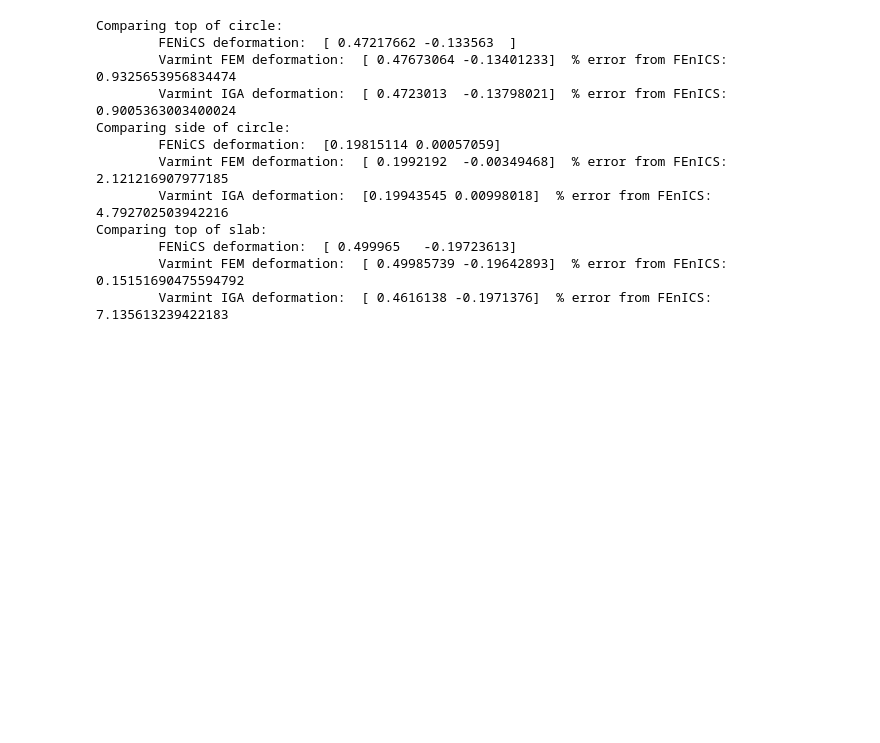
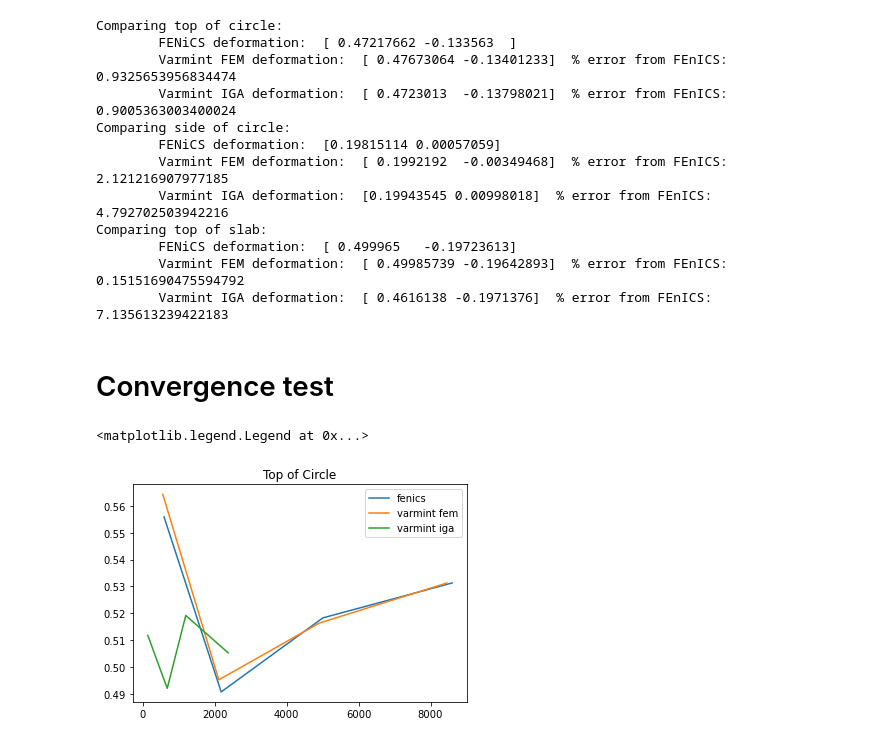
Before and after one commit to PrincetonLIPS/Varmint, a Jupyter notebook: slab_with_hole/slab_with_hole_compare.ipynb, the cells around one changed output. Drawn from its saved outputs; the diff is of its cells as text; code cells hidden in the pictures; blank space fills up the shorter version.

Commit message:
convergence studies

```diff
--- a/slab_with_hole/slab_with_hole_compare.ipynb
+++ b/slab_with_hole/slab_with_hole_compare.ipynb
@@ -73,0 +65,15 @@ print(f'\tTotal solve took: {time.time() - t}')
+# %%
+# Solve for all mesh resolutions and patch_ncps
+fenics_results = {}
+vfem_results = {}
+for mesh_resolution in mesh_resolutions:
+    print(f'fenics {mesh_resolution}')
+    fenics_results[mesh_resolution] = get_fenics(mesh_resolution)
+
+    print(f'varmint fem {mesh_resolution}')
+    vfem_results[mesh_resolution] = get_vfem(mesh_resolution)
+
+viga_results = {}
+for patch_ncp in patch_ncps:
+    print(f'varmint iga {patch_ncp}')
+    viga_results[patch_ncp] = get_viga(patch_ncp)
@@ -139,3 +167,36 @@ Comparing top of slab:
         FENiCS deformation:  [ 0.499965   -0.19723613]
         Varmint FEM deformation:  [ 0.49985739 -0.19642893]  % error from FEnICS:  0.15151690475594792
         Varmint IGA deformation:  [ 0.4616138 -0.1971376]  % error from FEnICS:  7.135613239422183
+# %% [markdown]
+# Convergence test
+# %%
+# Top of circle
+p = top_of_circle
+
+fenics_dofs = []
+fenics_defs = []
+for result in fenics_results.values():
+    fenics_dofs.append(result['ndof'] * 2)
+    fenics_defs.append(np.linalg.norm(result['deformation_at'](p / 100) * 100))
+
+vfem_dofs = []
+vfem_defs = []
+for result in vfem_results.values():
+    vfem_dofs.append(result['ndof'])
+    vfem_defs.append(np.linalg.norm(result['deformation_at'](p)))
+
+viga_dofs = []
+viga_defs = []
+for result in viga_results.values():
+    viga_dofs.append(result['ndof'])
+    viga_defs.append(np.linalg.norm(result['deformation_at'](p)))
+
+plt.plot(fenics_dofs, fenics_defs, label='fenics')
+plt.plot(vfem_dofs, vfem_defs, label='varmint fem')
+plt.plot(viga_dofs, viga_defs, label='varmint iga')
+plt.title('Top of Circle')
+
+plt.legend()
+# %% [output]
+<matplotlib.legend.Legend at 0x...>
+[figure, added]
```
Also changed, not shown: parts of 8 cells of this notebook, 3 other files.
